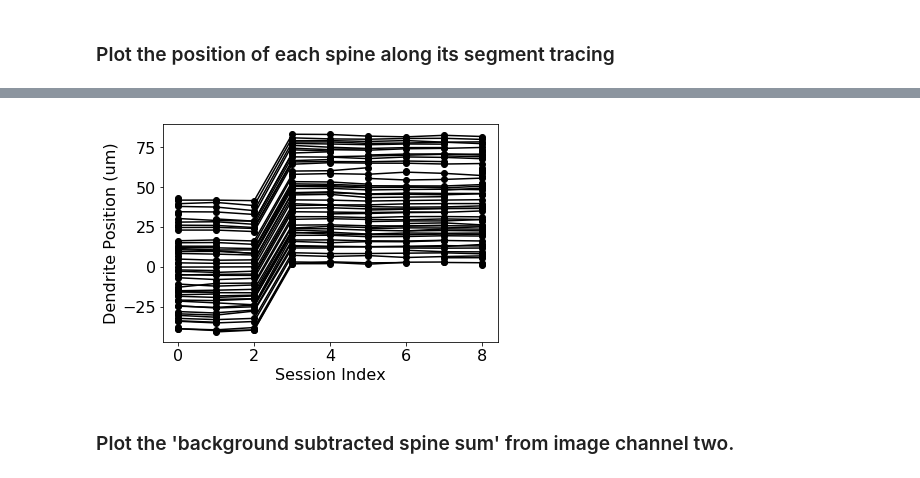
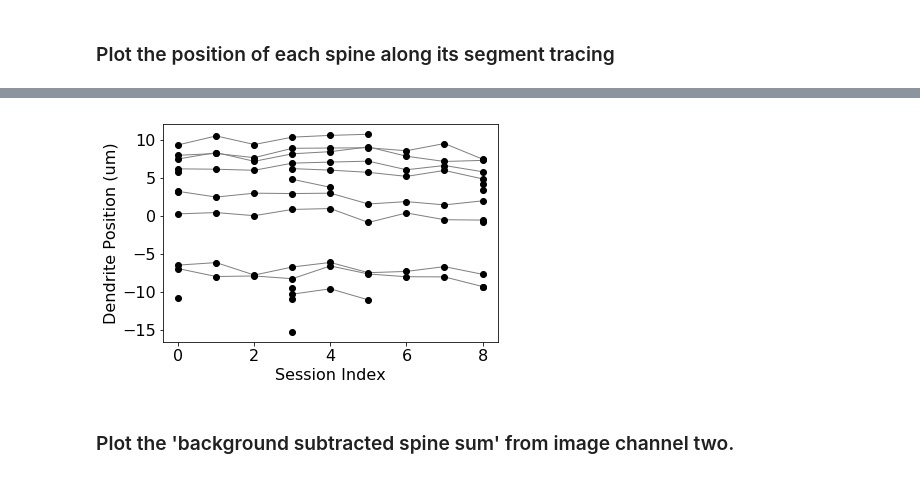
Before and after one commit to cudmore/PyMapManager, a Jupyter notebook: examples/a-plotting-annotations.ipynb, the cells around one changed output, grey strips where cells are left out. Drawn from its saved outputs; the diff is of its cells as text; code cells hidden in the pictures.

```diff
--- a/examples/a-plotting-annotations.ipynb
+++ b/examples/a-plotting-annotations.ipynb
@@ -29,7 +29,9 @@ map rr30a loaded in 0.44 seconds.
 # %%
 # getMapValues2(self, stat, roiType='spineROI', segmentID=[], plotBad=False)
 
-segmentID = [0] # None to plot all segment, [1,3,5] to plot segment 1, 3, and 5
+print 'Number of map segments:', m.numMapSegments
+
+segmentID = [3] # None to plot all segment, [1,3,5] to plot segment 1, 3, and 5
 
 # m.getMapValues2() returns a 2D numpy ndarray
 # rows are object runs, columns are sessions, each [i][j] is value for 'stat'
@@ -37,8 +39,8 @@ x = m.getMapValues2('mapSession', segmentID=segmentID)
 y = m.getMapValues2('pDist', segmentID=segmentID)
 
 # plot with matplotlib
+plt.plot(x.transpose(), y.transpose(), '-k', linewidth=1.0, color='gray')
 plt.plot(x, y, 'ok')
-plt.plot(x.transpose(), y.transpose(), '-k')
 plt.xlabel('Session Index', fontsize=16)
 plt.ylabel('Dendrite Position (um)', fontsize=16)
 plt.show()
@@ -48,4 +51,4 @@ mmMap.getMapValues3() took 0.03 seconds
-[figure, old version]
+[figure, new version]
 # %% [markdown]
 ### Plot the 'background subtracted spine sum' from image channel two.
 # %%
```
Also changed, not shown: parts of 7 cells of this notebook, 2 other files.
